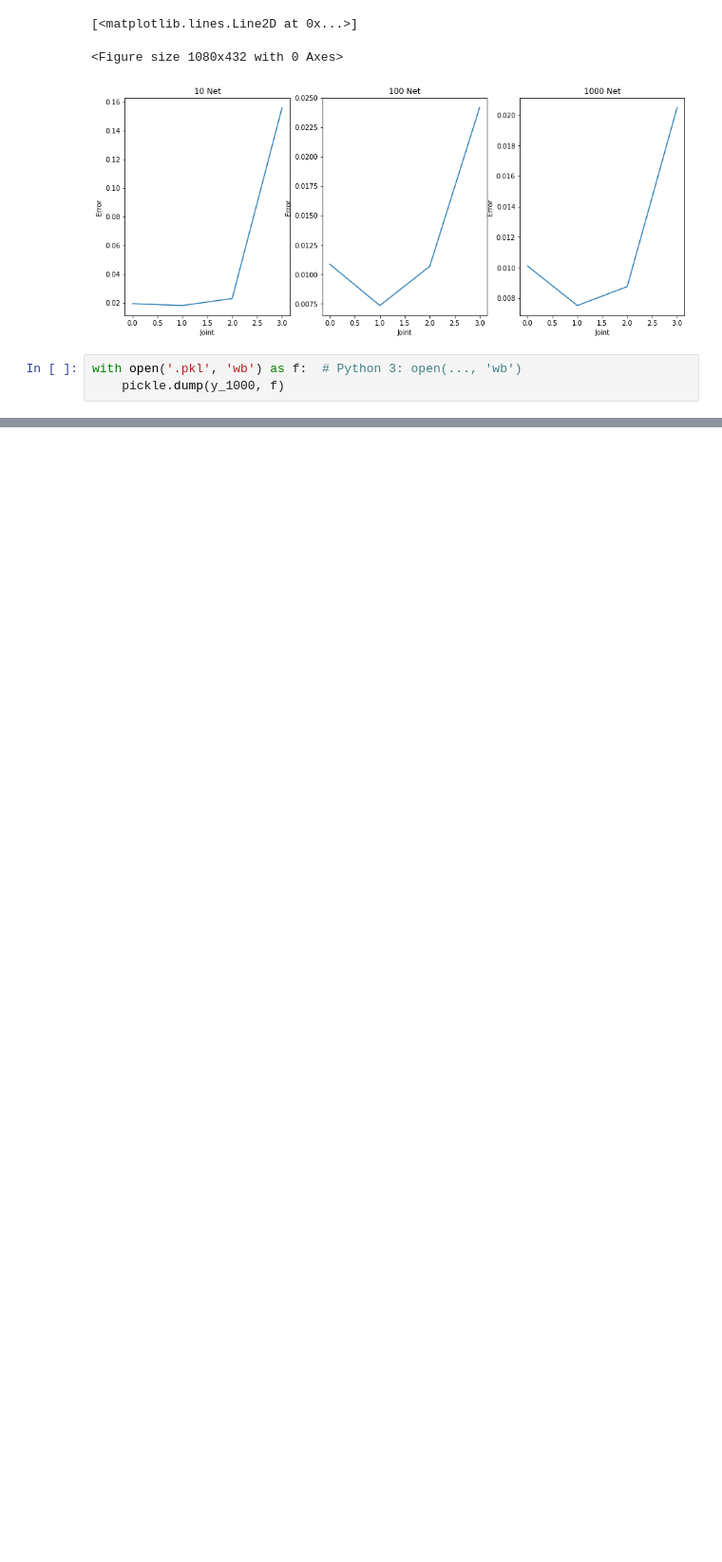
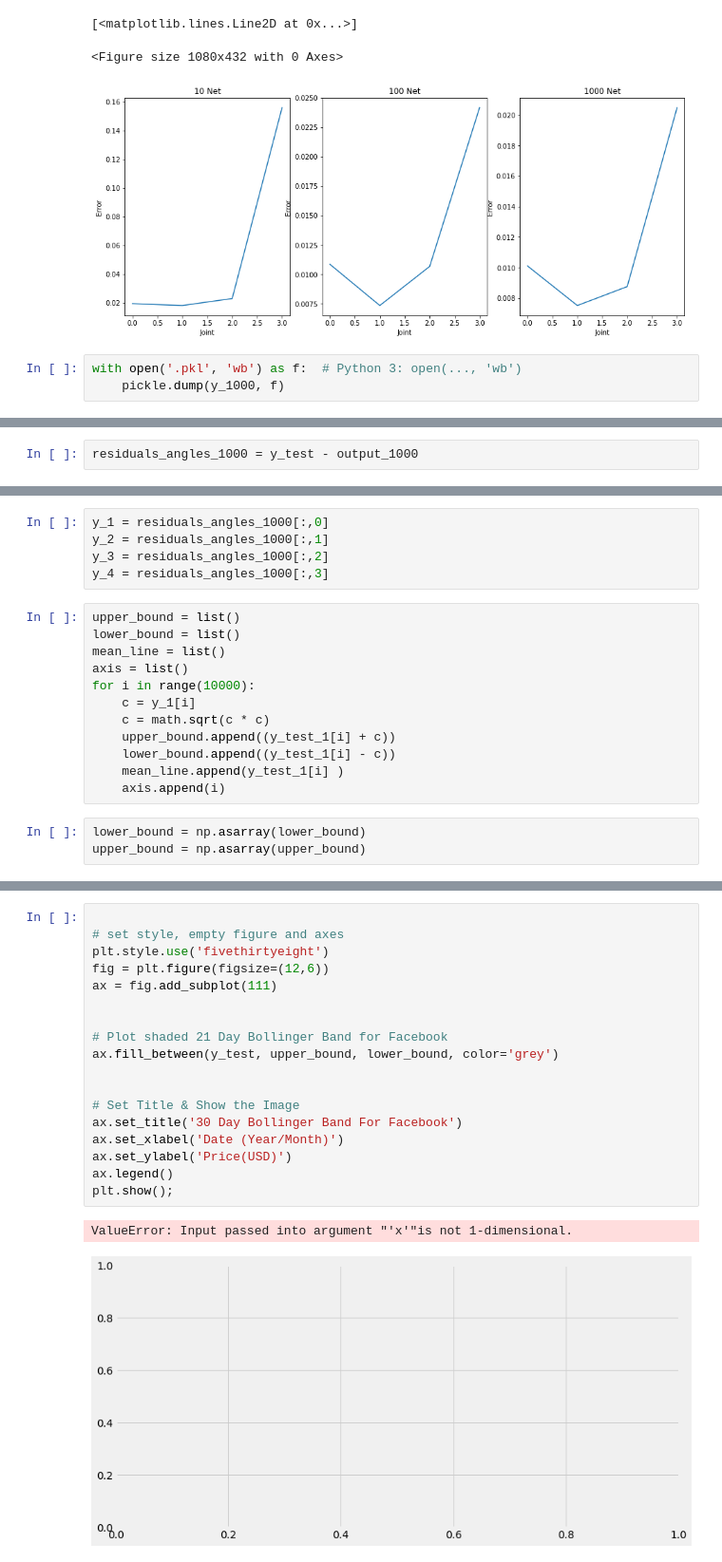
Before and after one commit to Skorkmaz88/vrepLearning, a Jupyter notebook: VrepLearning.ipynb, the cells around one changed output, grey strips where cells are left out. Shown at 95% size. Saved outputs shown, nothing was run; the diff lists cells and outputs as text; blank space fills up the shorter version.

```diff
--- a/VrepLearning.ipynb
+++ b/VrepLearning.ipynb
@@ -670,0 +819,2 @@ with open('.pkl', 'wb') as f:  # Python 3: open(..., 'wb')
+# %%
+residuals_angles_1000 = y_test - output_1000
@@ -670,0 +896,20 @@ with open('.pkl', 'wb') as f:  # Python 3: open(..., 'wb')
+# %%
+y_1 = residuals_angles_1000[:,0]
+y_2 = residuals_angles_1000[:,1]
+y_3 = residuals_angles_1000[:,2]
+y_4 = residuals_angles_1000[:,3]
+# %%
+upper_bound = list()
+lower_bound = list()
+mean_line = list()
+axis = list()
+for i in range(10000):
+    c = y_1[i]
+    c = math.sqrt(c * c)
+    upper_bound.append((y_test_1[i] + c))
+    lower_bound.append((y_test_1[i] - c))
+    mean_line.append(y_test_1[i] )
+    axis.append(i)
+# %%
+lower_bound = np.asarray(lower_bound)
+upper_bound = np.asarray(upper_bound)
@@ -670,0 +940,21 @@ with open('.pkl', 'wb') as f:  # Python 3: open(..., 'wb')
+# %%
+
+# set style, empty figure and axes
+plt.style.use('fivethirtyeight')
+fig = plt.figure(figsize=(12,6))
+ax = fig.add_subplot(111)
+
+
+# Plot shaded 21 Day Bollinger Band for Facebook
+ax.fill_between(y_test, upper_bound, lower_bound, color='grey')
+
+
+# Set Title & Show the Image
+ax.set_title('30 Day Bollinger Band For Facebook')
+ax.set_xlabel('Date (Year/Month)')
+ax.set_ylabel('Price(USD)')
+ax.legend()
+plt.show();
+# %% [output]
+ValueError: Input passed into argument "'x'"is not 1-dimensional.
+[figure, added]
```
Also changed, not shown: parts of 52 cells of this notebook.
